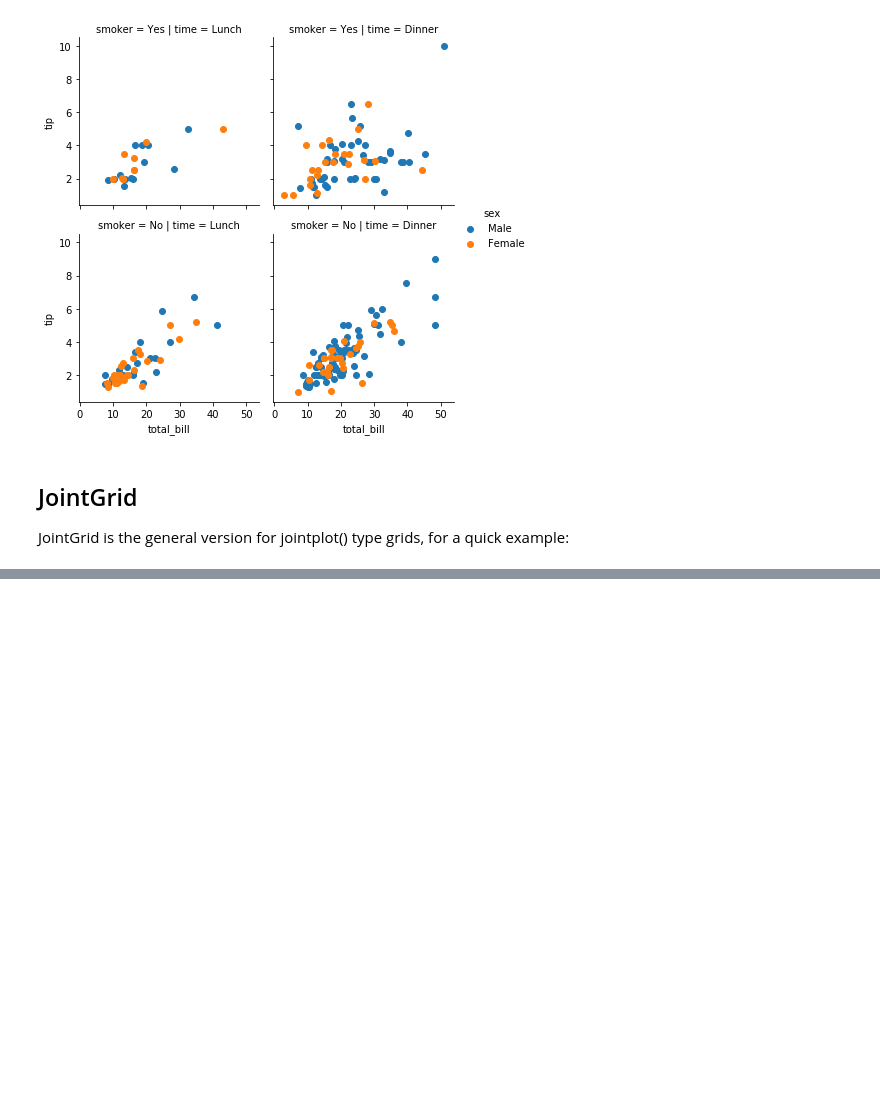
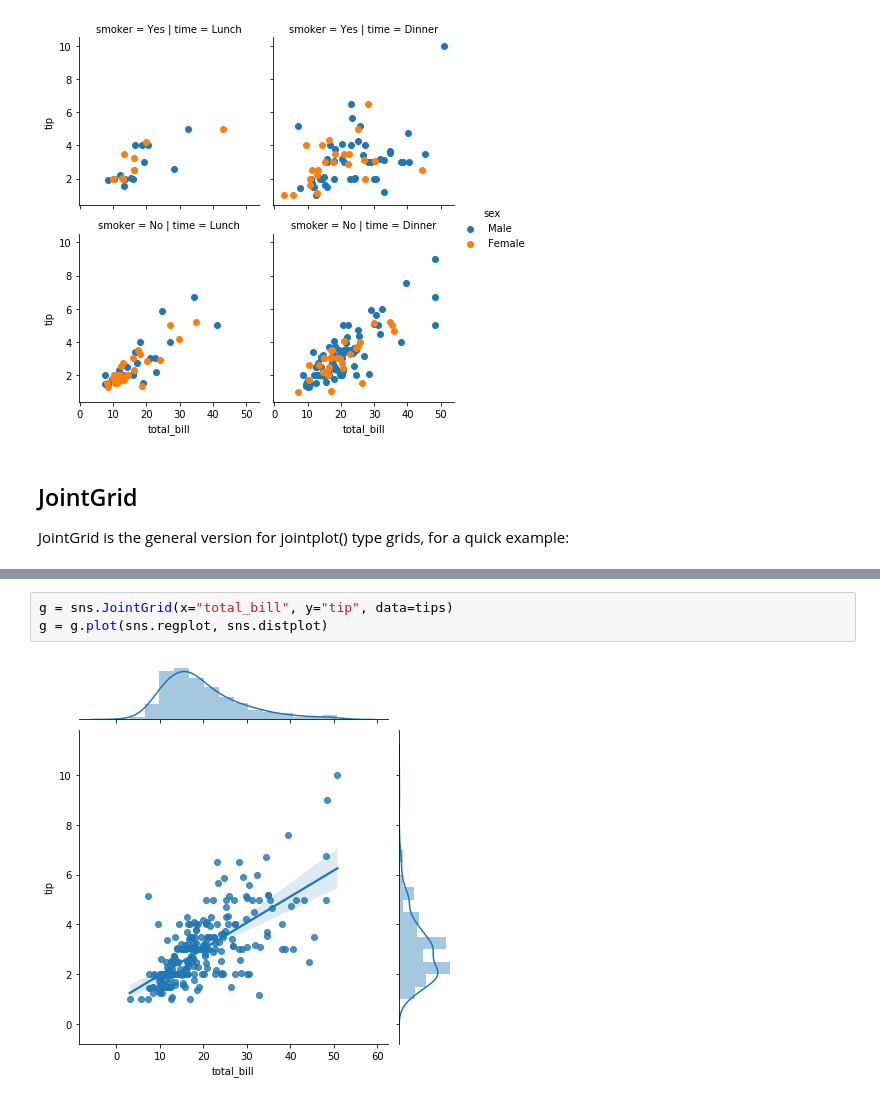
Before and after one commit to davidvera13/artificial-intelligence-machine-learning-deep-learning, a Jupyter notebook: python for datascience and machine learning/06-Data-Visualization-with-Seaborn/04-Grids.ipynb, the cells around one changed output, grey strips where cells are left out. Cells and saved outputs as stored; diff of their text form; blank space fills up the shorter version.

Commit message:
SNS Grids

```diff
--- a/python for datascience and machine learning/06-Data-Visualization-with-Seaborn/04-Grids.ipynb
+++ b/python for datascience and machine learning/06-Data-Visualization-with-Seaborn/04-Grids.ipynb
@@ -111,0 +109,5 @@ g = sns.JointGrid(x="total_bill", y="tip", data=tips)
+# %%
+g = sns.JointGrid(x="total_bill", y="tip", data=tips)
+g = g.plot(sns.regplot, sns.distplot)
+# %% [output]
+[figure, added]
```
Also changed, not shown: parts of 2 cells of this notebook.
